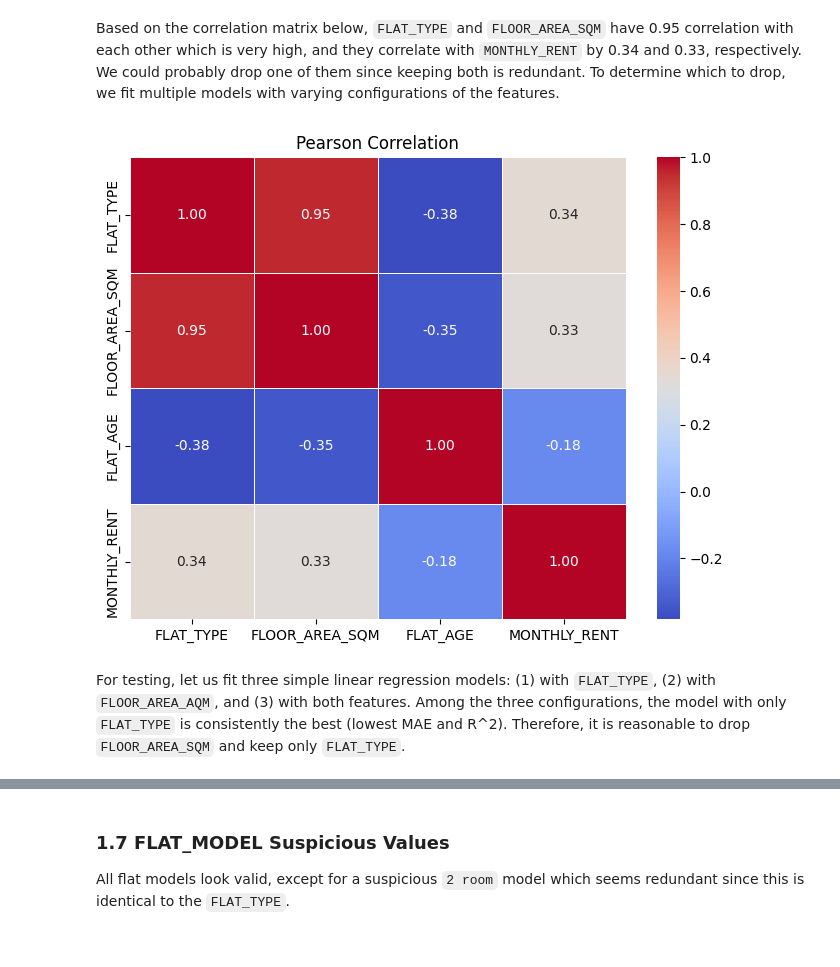
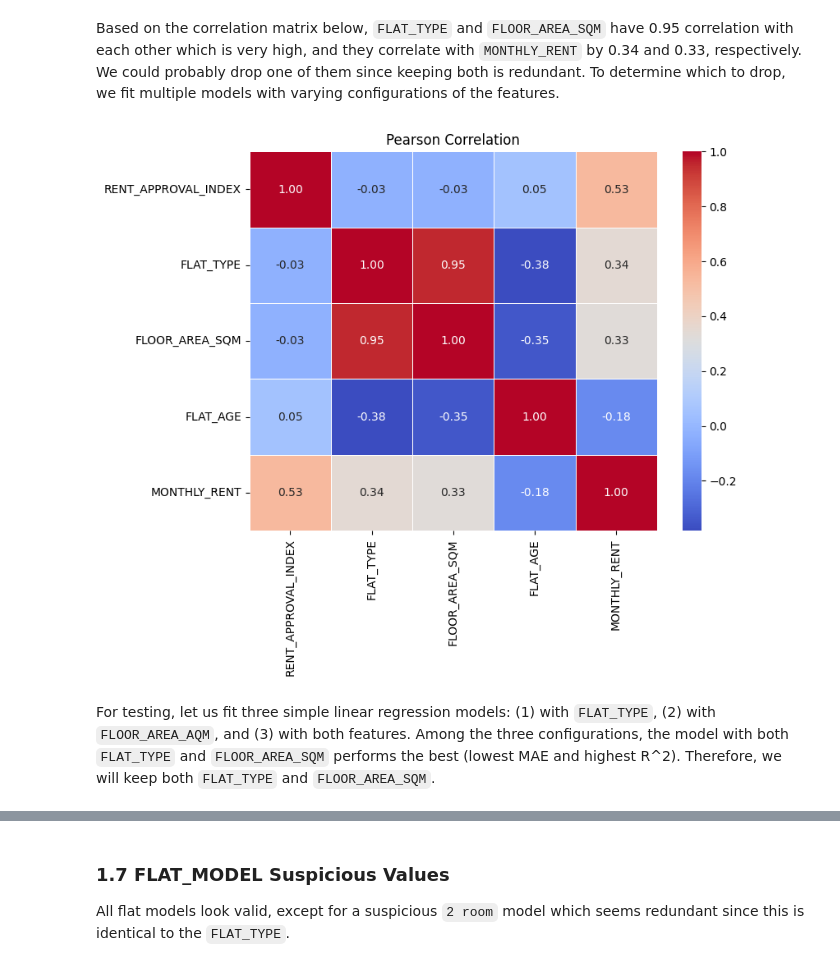
Before and after one commit to sidneyting/hdb-rentals, a Jupyter notebook: notebooks/main.ipynb, the cells around one changed output, grey strips where cells are left out. Saved outputs shown, nothing was run; the diff lists cells and outputs as text; code cells hidden in the pictures.

Commit message:
feat: add RENT_APPROVAL_INDEX, one-hot encode STREET + summary

```diff
--- a/notebooks/main.ipynb
+++ b/notebooks/main.ipynb
@@ -57,5 +79,5 @@ train_df
 Setting `STREET` names all to lowercase.
 # %%
 # Normalize to lowercase
-train_df['STREET'] = train_df['STREET'].str.lower()
+df['STREET'] = df['STREET'].str.lower()
 # %%
@@ -102,9 +101,9 @@ train_df
 
 `RENT_APPROVAL_DATE` and `LEASE_COMMENCE_DATE` are not very useful for regression, so we will add a new `FLAT_AGE` feature which is simply their difference in years.
 # %%
-train_df["RENT_APPROVAL_YEAR"] = train_df["RENT_APPROVAL_DATE"].str[:4].astype(int)
-train_df.insert(loc=6, column='FLAT_AGE', value=train_df["RENT_APPROVAL_YEAR"] - train_df["LEASE_COMMENCE_DATE"])
+df["RENT_APPROVAL_YEAR"] = df["RENT_APPROVAL_DATE"].str[:4].astype(int)
+df.insert(loc=8, column='FLAT_AGE', value=df["RENT_APPROVAL_YEAR"] - df["LEASE_COMMENCE_DATE"])
 
-train_df.drop(columns=["RENT_APPROVAL_YEAR", "LEASE_COMMENCE_DATE"], inplace=True)
-train_df
+df.drop(columns=["RENT_APPROVAL_YEAR", "LEASE_COMMENCE_DATE"], inplace=True)
+df
 # %% [output]
@@ -143,7 +142,7 @@ executive     8234
 Name: count, dtype: int64
 # %%
 # Standardize hyphenation
-train_df["FLAT_TYPE"] = train_df["FLAT_TYPE"].str.replace(" room", "-room")
+df["FLAT_TYPE"] = df["FLAT_TYPE"].str.replace(" room", "-room")
 # %%
 # Integer encoding
 flat_type_encoding = {
@@ -155,5 +154,5 @@ flat_type_encoding = {
     "1-room": 1
 }
 
-train_df["FLAT_TYPE"] = train_df["FLAT_TYPE"].map(flat_type_encoding)
+df["FLAT_TYPE"] = df["FLAT_TYPE"].map(flat_type_encoding)
 # %%
@@ -172,12 +171,12 @@ Name: count, dtype: int64
 # %% [markdown]
 Based on the correlation matrix below, `FLAT_TYPE` and `FLOOR_AREA_SQM` have 0.95 correlation with each other which is very high, and they correlate with `MONTHLY_RENT` by 0.34 and 0.33, respectively. We could probably drop one of them since keeping both is redundant. To determine which to drop, we fit multiple models with varying configurations of the features.
 # %%
-matrix = train_df[['FLAT_TYPE', 'FLOOR_AREA_SQM', 'FLAT_AGE', 'MONTHLY_RENT']].corr()
+matrix = df[['RENT_APPROVAL_INDEX', 'FLAT_TYPE', 'FLOOR_AREA_SQM', 'FLAT_AGE', 'MONTHLY_RENT']].corr()
 plt.figure(figsize=(8,6))
 sns.heatmap(matrix, annot=True, cmap="coolwarm", fmt=".2f", linewidths=0.5)
 plt.title("Pearson Correlation")
 plt.show()
 # %% [output]
-[figure, old version]
+[figure, new version]
 # %% [markdown]
-For testing, let us fit three simple linear regression models: (1) with `FLAT_TYPE`, (2) with `FLOOR_AREA_AQM`, and (3) with both features. Among the three configurations, the model with only `FLAT_TYPE` is consistently the best (lowest MAE and R^2). Therefore, it is reasonable to drop `FLOOR_AREA_SQM` and keep only `FLAT_TYPE`.
+For testing, let us fit three simple linear regression models: (1) with `FLAT_TYPE`, (2) with `FLOOR_AREA_AQM`, and (3) with both features. Among the three configurations, the model with both `FLAT_TYPE` and `FLOOR_AREA_SQM` performs the best (lowest MAE and highest R^2). Therefore, we will keep both `FLAT_TYPE` and `FLOOR_AREA_SQM`.
```
Also changed, not shown: parts of 37 cells of this notebook.
